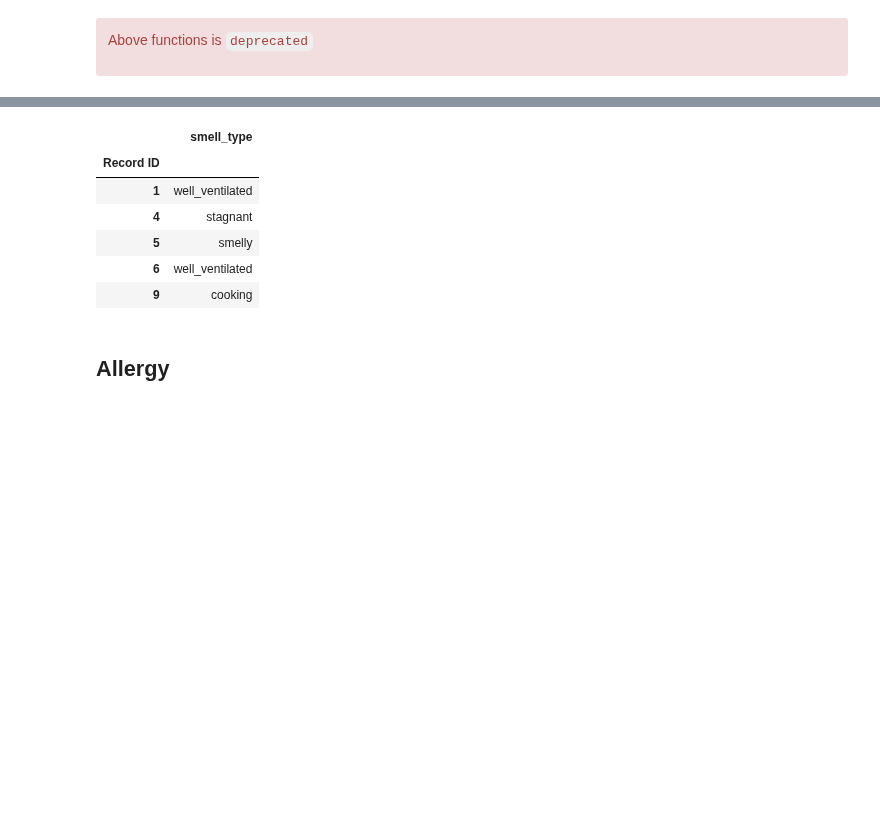
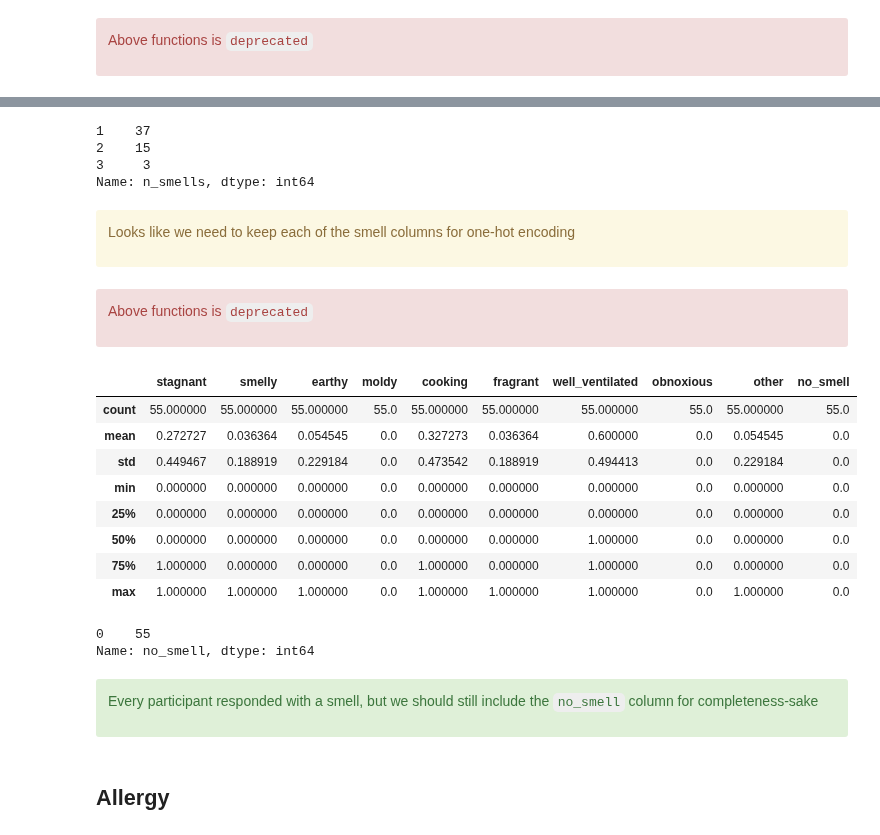
Before and after one commit to intelligent-environments-lab/utx000, a Jupyter notebook: notebooks/4.10.0-hef-redcap-home_environment-processing.ipynb, the cells around one changed output, grey strips where cells are left out. Saved outputs shown, nothing was run; the diff lists cells and outputs as text; code cells hidden in the pictures; blank space fills up the shorter version.

```diff
--- a/notebooks/4.10.0-hef-redcap-home_environment-processing.ipynb
+++ b/notebooks/4.10.0-hef-redcap-home_environment-processing.ipynb
@@ -47,3 +50,13 @@ From the raw data, we can see the following subcategories:
+# %%
+def check_resonse(row):
+    """
+    Checks to see if the user responded with anything (given by 1s). Returns 1 indicating the user did NOT respond, else 0.
+    """
+    s = sum(row)
+    if s == 0:
+        return 1
+    else:
+        return 0
 # %% [markdown]
 ## Building Type
 The building types are separated by checked and unchecked boxes. Here we summarize the building type into one column `building_type`
@@ -104,21 +126,57 @@ ee_window.head()
+# %%
+smell_df = ee[[column for column in ee.columns if "sense of smell" in column]]
+smell_df["n_smells"] = smell_df.apply(check_smells,axis="columns")
+smell_df["n_smells"].value_counts()
+# %% [output]
+1    37
+2    15
+3     3
+Name: n_smells, dtype: int64
+# %% [markdown]
+<div class="alert alert-block alert-warning">
+
+Looks like we need to keep each of the smell columns for one-hot encoding
+
+</div>
 # %%
 def get_smell(row):
     for i, smell_type in enumerate(["stagnant","smelly","earthy","moldy","cooking","fragrant","well_ventilated","obnoxious","other"]):
         if row.iloc[i] == 1:
             return smell_type
+# %% [markdown]
+<div class="alert alert-block alert-danger">
+
+Above functions is `deprecated`
+
+</div>
 # %%
 ee_smell = ee[[column for column in ee.columns if "smell" in column.lower()]]
-ee_smell["smell_type"] = ee_smell.apply(get_smell,axis="columns")
-ee_smell.drop([column for column in ee_smell.columns if "smell" in column.lower() and "type" not in column.lower()],axis="columns",inplace=True)
-ee_smell.head()
+#ee_smell["smell_type"] = ee_smell.apply(get_smell,axis="columns")
+#ee_smell.drop([column for column in ee_smell.columns if "smell" in column.lower() and "type" not in column.lower()],axis="columns",inplace=True)
+ee_smell.columns = ["stagnant","smelly","earthy","moldy","cooking","fragrant","well_ventilated","obnoxious","other"]
+ee_smell["no_smell"] = ee_smell.apply(check_resonse, axis="columns")
+ee_smell.describe()
 # %% [output]
-|  | smell_type |
-| Record ID |  |
-| 1 | well_ventilated |
-| 4 | stagnant |
-| 5 | smelly |
-| 6 | well_ventilated |
-| 9 | cooking |
+|  | stagnant | smelly | earthy | moldy | cooking | fragrant | well_ventilated | obnoxious | other | no_smell |
+| count | 55.000000 | 55.000000 | 55.000000 | 55.0 | 55.000000 | 55.000000 | 55.000000 | 55.0 | 55.000000 | 55.0 |
+| mean | 0.272727 | 0.036364 | 0.054545 | 0.0 | 0.327273 | 0.036364 | 0.600000 | 0.0 | 0.054545 | 0.0 |
+| std | 0.449467 | 0.188919 | 0.229184 | 0.0 | 0.473542 | 0.188919 | 0.494413 | 0.0 | 0.229184 | 0.0 |
+| min | 0.000000 | 0.000000 | 0.000000 | 0.0 | 0.000000 | 0.000000 | 0.000000 | 0.0 | 0.000000 | 0.0 |
+| 25% | 0.000000 | 0.000000 | 0.000000 | 0.0 | 0.000000 | 0.000000 | 0.000000 | 0.0 | 0.000000 | 0.0 |
+| 50% | 0.000000 | 0.000000 | 0.000000 | 0.0 | 0.000000 | 0.000000 | 1.000000 | 0.0 | 0.000000 | 0.0 |
+| 75% | 1.000000 | 0.000000 | 0.000000 | 0.0 | 1.000000 | 0.000000 | 1.000000 | 0.0 | 0.000000 | 0.0 |
+| max | 1.000000 | 1.000000 | 1.000000 | 0.0 | 1.000000 | 1.000000 | 1.000000 | 0.0 | 1.000000 | 0.0 |
+# %%
+ee_smell["no_smell"].value_counts()
+# %% [output]
+0    55
+Name: no_smell, dtype: int64
+# %% [markdown]
+<div class="alert alert-block alert-success">
+
+Every participant responded with a smell, but we should still include the `no_smell` column for completeness-sake
+
+</div>
 # %% [markdown]
 ## Allergy
 # %%
```
Also changed, not shown: parts of 5 cells of this notebook, 1 other file.
